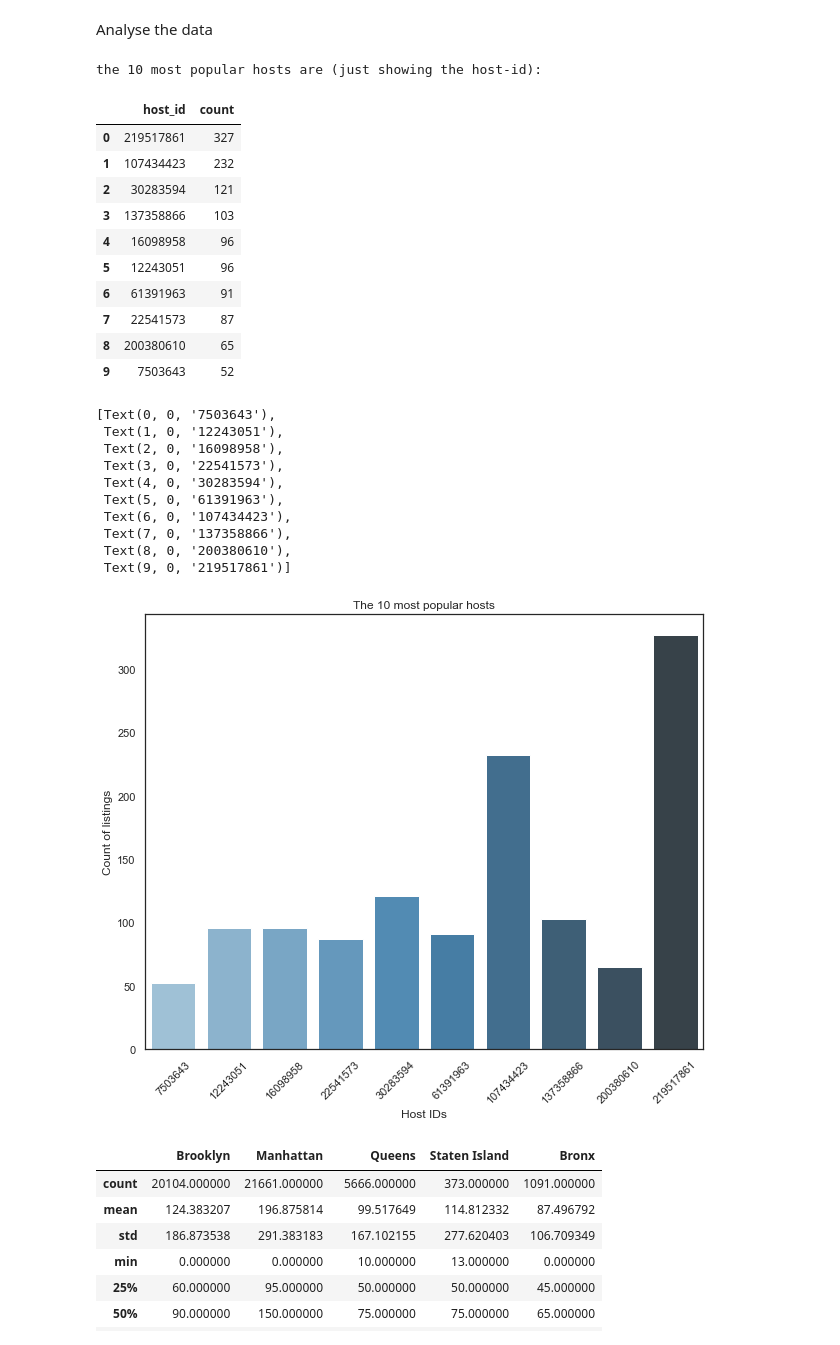
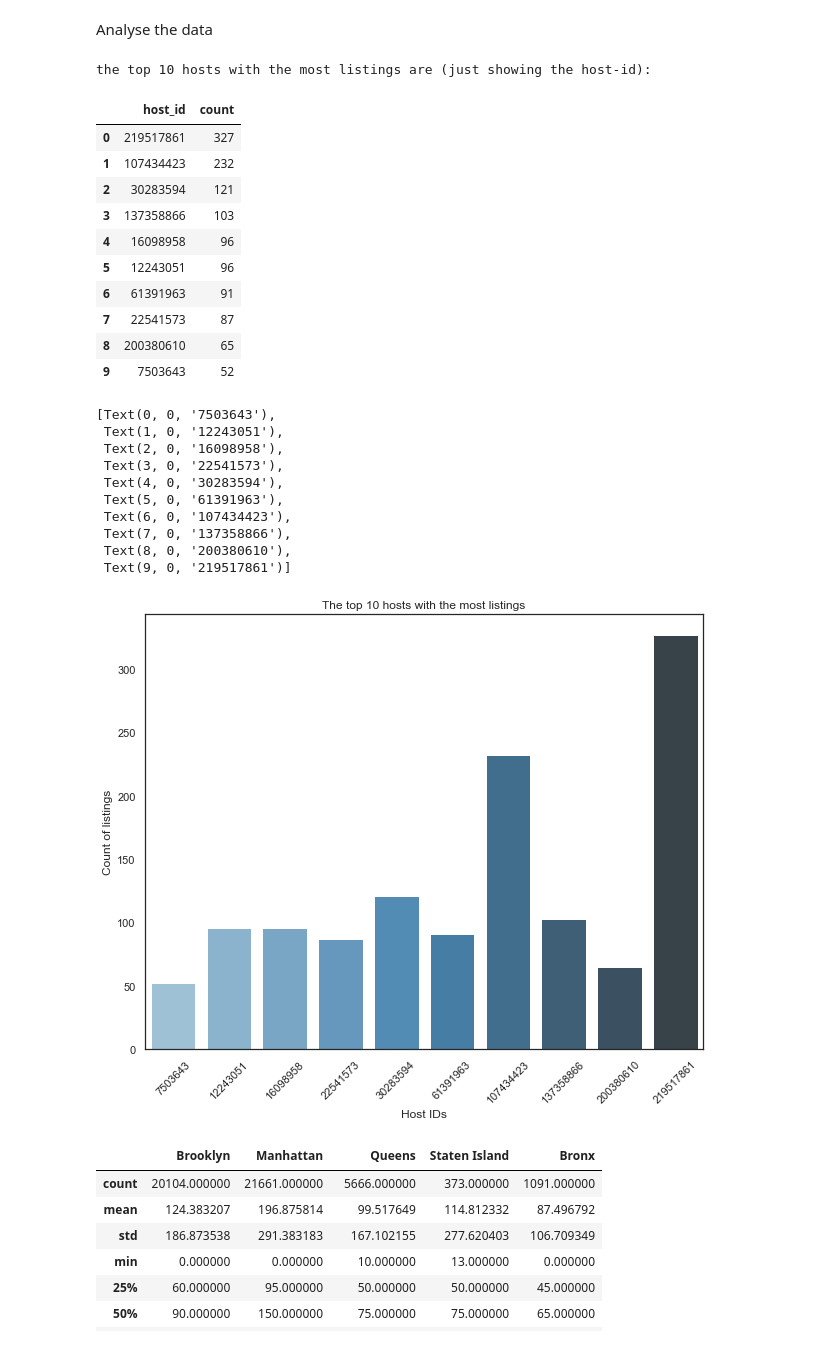
Before and after one commit to yu-tracy/Kaggle-projects, a Jupyter notebook: Project 1/NYC_Airbnb.ipynb, the cells around one changed output. Drawn from its saved outputs; the diff is of its cells as text; code cells hidden in the pictures.

```diff
--- a/Project 1/NYC_Airbnb.ipynb
+++ b/Project 1/NYC_Airbnb.ipynb
@@ -84,14 +84,14 @@ Unique value of 'room_type' are: ['Private room' 'Entire home/apt' 'Shared room'
 # %% [markdown]
 Analyse the data
 # %%
-# count values of each host_id to get the 10 most popular hosts
+# count values of each host_id to get the top 10 hosts with the most listings
 top_10_host = airbnb.host_id.value_counts().head(10)
-print("the 10 most popular hosts are (just showing the host-id):")
+print("the top 10 hosts with the most listings are (just showing the host-id):")
 top_10_host_df = pd.DataFrame(data=top_10_host).reset_index()
 top_10_host_df = top_10_host_df.rename(columns={'index':'host_id', 'host_id':'count'})
 top_10_host_df
 # %% [output]
-the 10 most popular hosts are (just showing the host-id):
+the top 10 hosts with the most listings are (just showing the host-id):
 |  | host_id | count |
 | 0 | 219517861 | 327 |
 | 1 | 107434423 | 232 |
@@ -105,22 +105,22 @@ the 10 most popular hosts are (just showing the host-id):
 | 9 | 7503643 | 52 |
 # %%
 ax = sns.barplot(x="host_id", y="count", data=top_10_host_df, palette='Blues_d')
-ax.set_title('The 10 most popular hosts')
+ax.set_title('The top 10 hosts with the most listings')
 ax.set_ylabel('Count of listings')
 ax.set_xlabel('Host IDs')
 ax.set_xticklabels(ax.get_xticklabels(), rotation=45)
 # %% [output]
 [Text(0, 0, '7503643'),
  Text(1, 0, '12243051'),
  Text(2, 0, '16098958'),
  Text(3, 0, '22541573'),
  Text(4, 0, '30283594'),
  Text(5, 0, '61391963'),
  Text(6, 0, '107434423'),
  Text(7, 0, '137358866'),
  Text(8, 0, '200380610'),
  Text(9, 0, '219517861')]
-[figure, old version]
+[figure, new version]
 # %%
 price_distri_of_neighbor = []
 for neigh_group in unique_neig_group:
```
Also changed, not shown: parts of 3 cells of this notebook.
